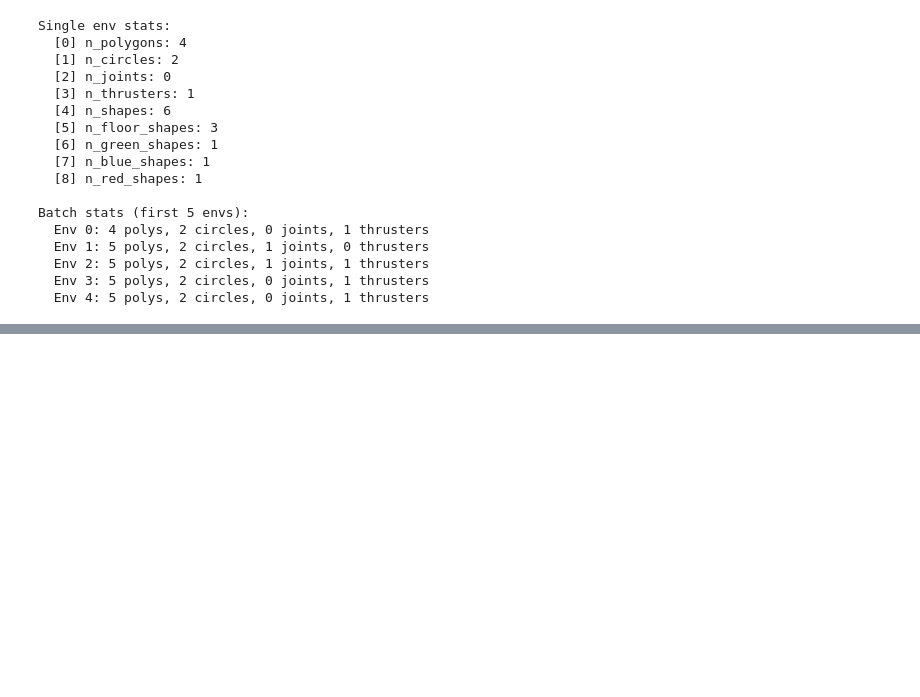
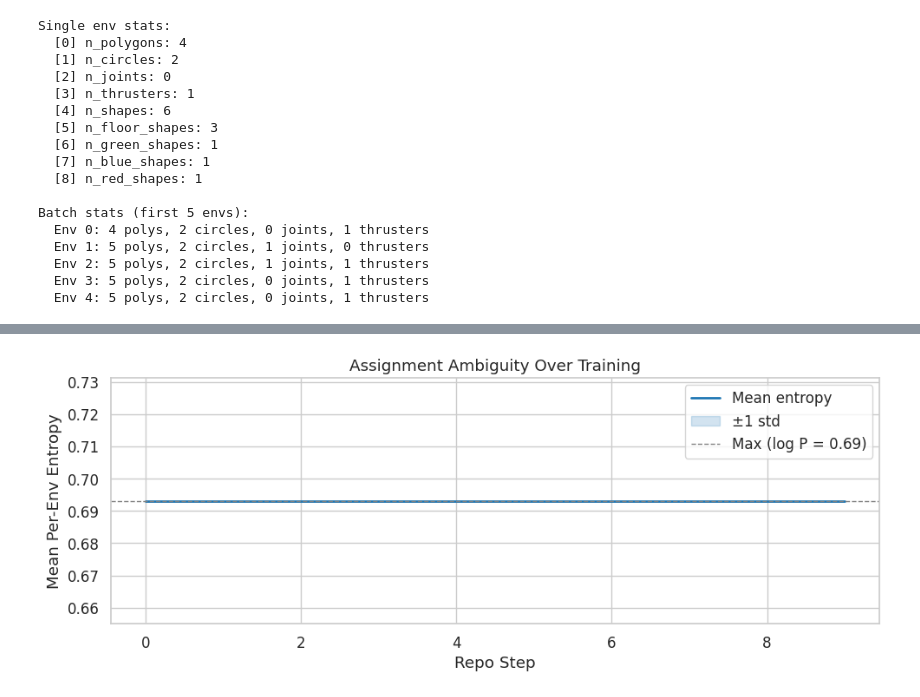
Before and after one commit to SobhanNili/Policy-Repository-Semester-Project, a Jupyter notebook: apa/repo_playground.ipynb, the cells around one changed output, grey strips where cells are left out. Saved outputs shown, nothing was run; the diff lists cells and outputs as text; code cells hidden in the pictures; blank space fills up the shorter version.

```diff
--- a/apa/repo_playground.ipynb
+++ b/apa/repo_playground.ipynb
@@ -182,0 +274,21 @@ eval_repo_eval_matrics
+# %%
+fig, ax = plt.subplots(1, 1, figsize=(10, 4))
+
+max_entropy = np.log(P)  # theoretical maximum if all policies equal
+
+steps = np.arange(T)
+ax.plot(steps, mean_env_entropy, color='tab:blue', lw=2, label="Mean entropy")
+ax.fill_between(steps, mean_env_entropy - std_env_entropy,
+                mean_env_entropy + std_env_entropy, alpha=0.2, color='tab:blue',
+                label="±1 std")
+ax.axhline(max_entropy, color='gray', ls='--', lw=1,
+           label=f"Max (log P = {max_entropy:.2f})")
+ax.set_xlabel("Repo Step")
+ax.set_ylabel("Mean Per-Env Entropy")
+ax.set_title("Assignment Ambiguity Over Training")
+ax.legend(loc='upper right')
+
+plt.tight_layout()
+plt.show()
+# %% [output]
+[figure, added]
```
Also changed, not shown: parts of 31 cells of this notebook.
